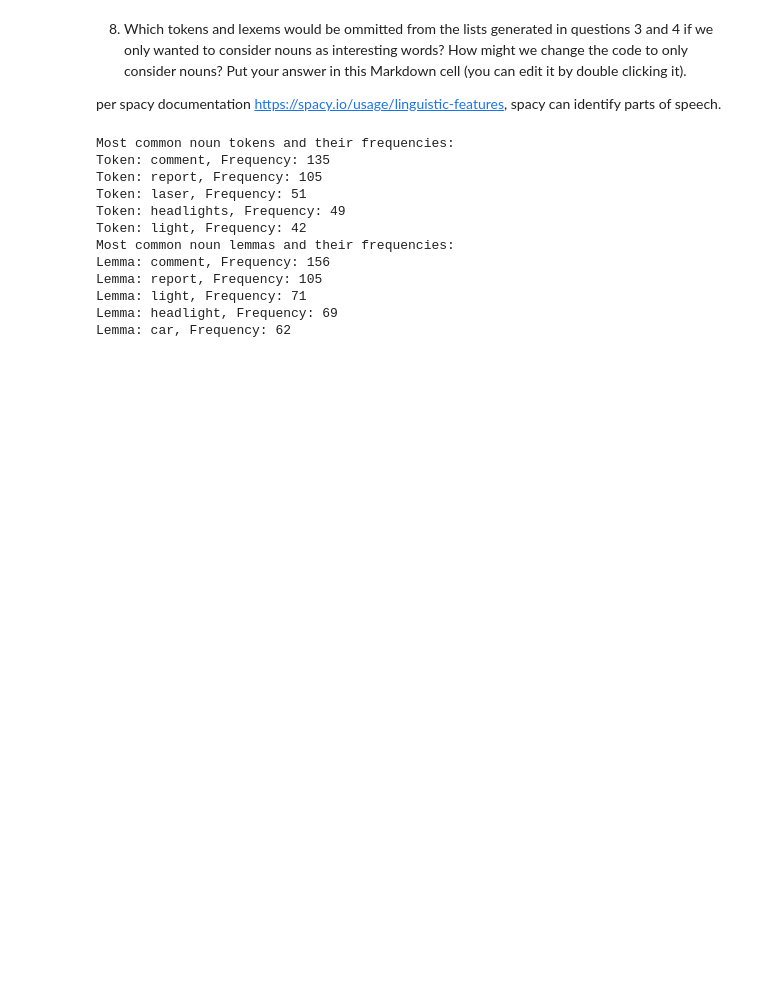
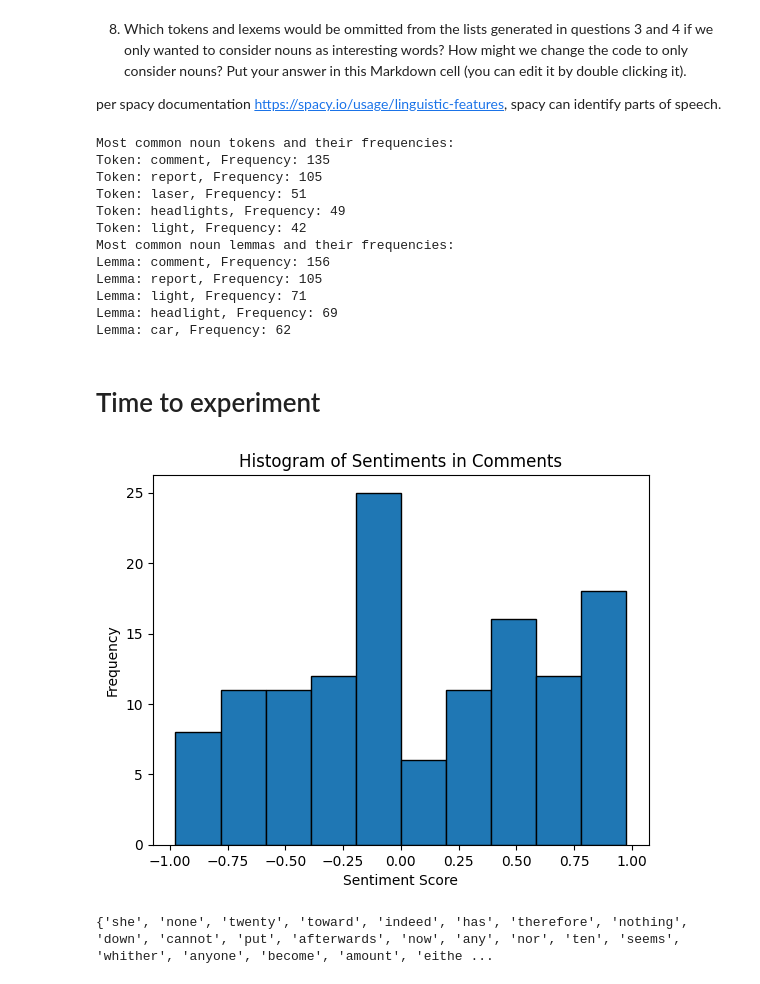
Before and after one commit to drpafowler/web-scraping-philip, a Jupyter notebook: web-scraping.ipynb, the cells around one changed output. Drawn from its saved outputs; the diff is of its cells as text; code cells hidden in the pictures; blank space fills up the shorter version.

```diff
--- a/web-scraping.ipynb
+++ b/web-scraping.ipynb
@@ -218,3 +218,44 @@ Lemma: report, Frequency: 105
 Lemma: light, Frequency: 71
 Lemma: headlight, Frequency: 69
 Lemma: car, Frequency: 62
+# %% [markdown]
+# Time to experiment
+# %%
+from vaderSentiment.vaderSentiment import SentimentIntensityAnalyzer
+
+# Initialize the sentiment analyzer
+analyzer = SentimentIntensityAnalyzer()
+
+# Extract the main text of each thought
+def extract_thoughts(soup):
+    # Extract all the comments from the article
+    comments = soup.find_all('div', class_='comment-content')
+
+    # Extract the main text of each thought
+    thoughts = [comment.get_text(strip=True) for comment in comments]
+
+    return thoughts
+
+thoughts = extract_thoughts(soup)
+
+# Create a list of sentiments
+sentiments = [analyzer.polarity_scores(thought)['compound'] for thought in thoughts]
+
+# Plot a single histogram of the sentiments
+plt.hist(sentiments, bins=10, edgecolor='black')
+plt.title('Histogram of Sentiments in Comments')
+plt.xlabel('Sentiment Score')
+plt.ylabel('Frequency')
+plt.show()
+# %% [output]
+[figure, added]
+# %%
+from spacy.lang.en.stop_words import STOP_WORDS
+
+# Load the spaCy model
+nlp = spacy.load("en_core_web_sm")
+
+# Print the list of stopwords
+print(STOP_WORDS)
+# %% [output]
+{'she', 'none', 'twenty', 'toward', 'indeed', 'has', 'therefore', 'nothing', 'down', 'cannot', 'put', 'afterwards', 'now', 'any', 'nor', 'ten', 'seems', 'whither', 'anyone', 'become', 'amount', 'eithe ...
```
Also changed, not shown: parts of 1 cell of this notebook, 1 other file.
